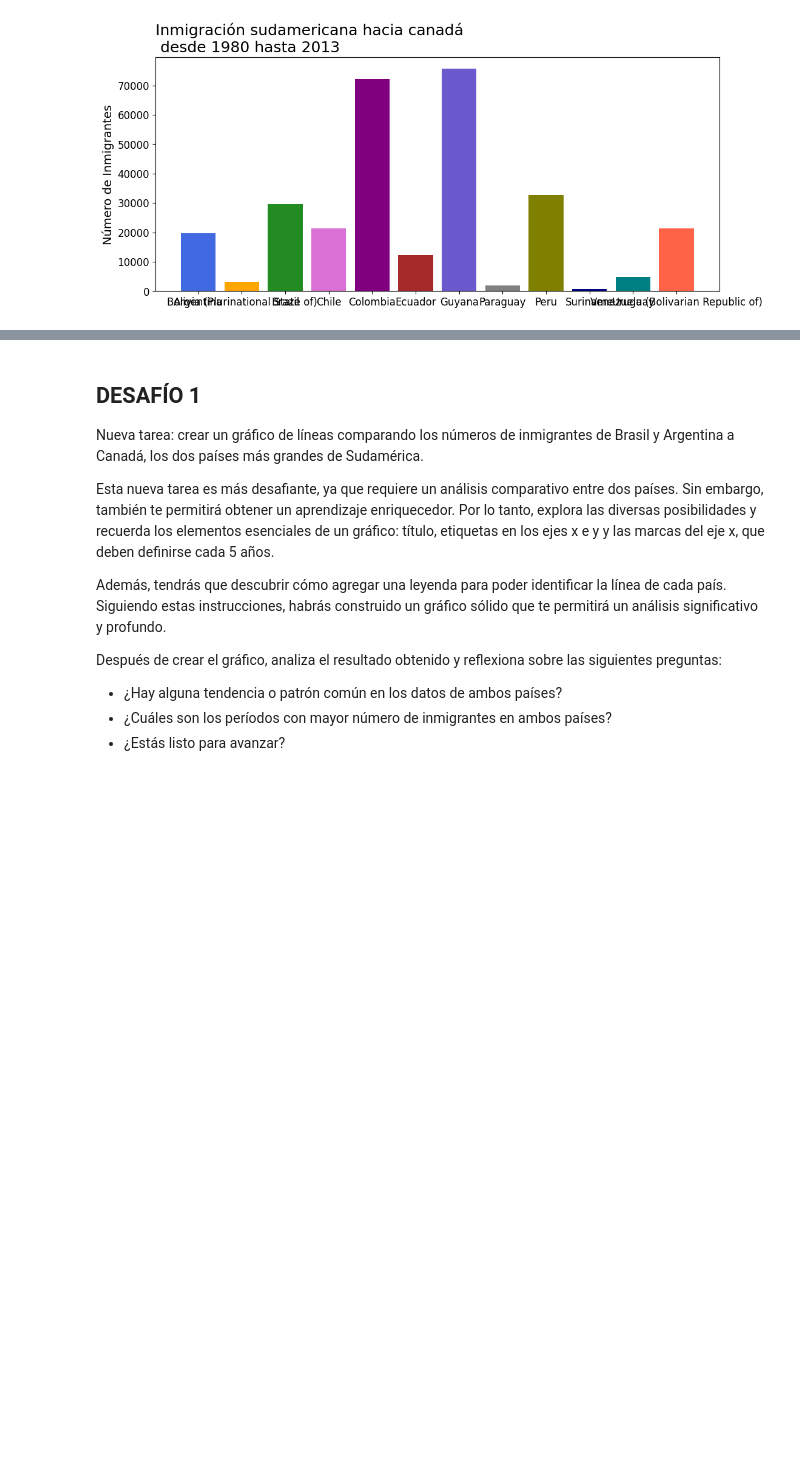
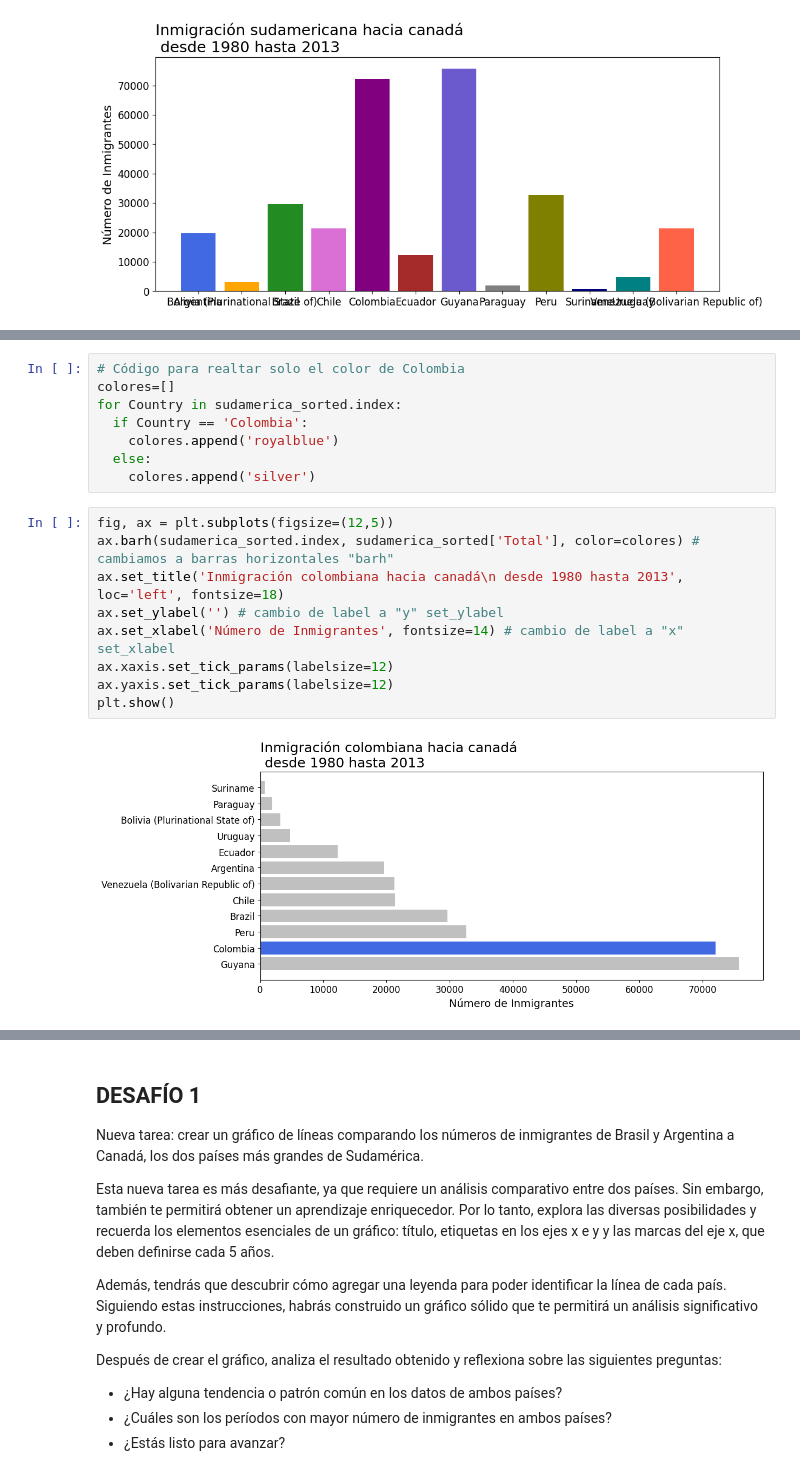
Before and after one commit to Maucho6340/pandas, a Jupyter notebook: visualizacion_de_datos.ipynb, the cells around one changed output, grey strips where cells are left out. Cells and saved outputs as stored; diff of their text form; blank space fills up the shorter version.

```diff
--- a/visualizacion_de_datos.ipynb
+++ b/visualizacion_de_datos.ipynb
@@ -486,0 +513,19 @@ plt.show()
+# %%
+# Código para realtar solo el color de Colombia
+colores=[]
+for Country in sudamerica_sorted.index:
+  if Country == 'Colombia':
+    colores.append('royalblue')
+  else:
+    colores.append('silver')
+# %%
+fig, ax = plt.subplots(figsize=(12,5))
+ax.barh(sudamerica_sorted.index, sudamerica_sorted['Total'], color=colores) # cambiamos a barras horizontales "barh"
+ax.set_title('Inmigración colombiana hacia canadá\n desde 1980 hasta 2013', loc='left', fontsize=18)
+ax.set_ylabel('') # cambio de label a "y" set_ylabel
+ax.set_xlabel('Número de Inmigrantes', fontsize=14) # cambio de label a "x" set_xlabel
+ax.xaxis.set_tick_params(labelsize=12)
+ax.yaxis.set_tick_params(labelsize=12)
+plt.show()
+# %% [output]
+[figure, added]
```
Also changed, not shown: parts of 35 cells of this notebook.
